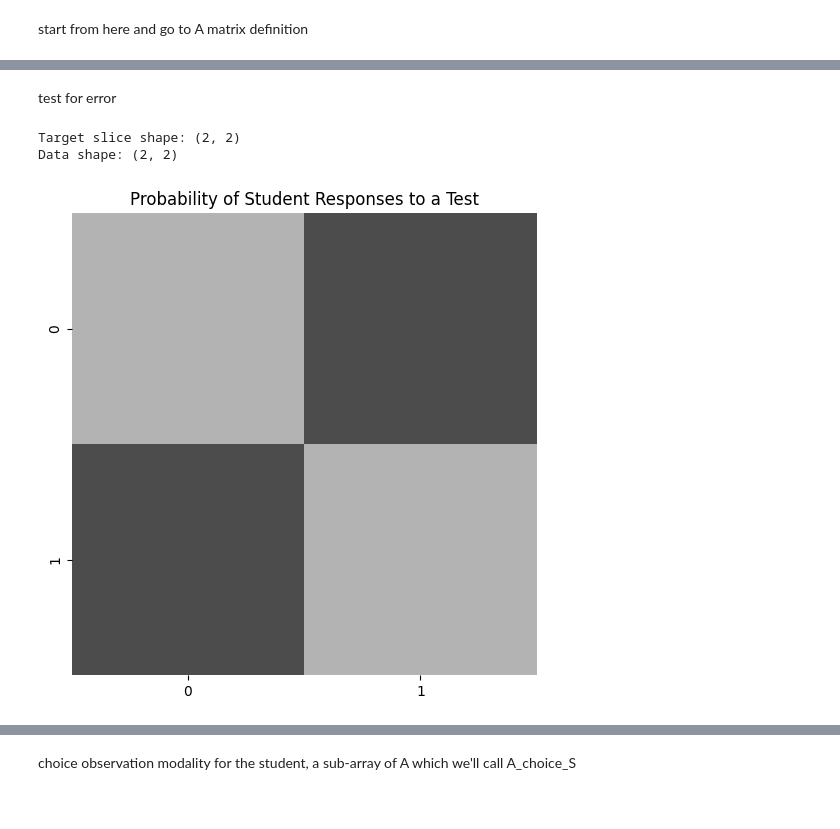
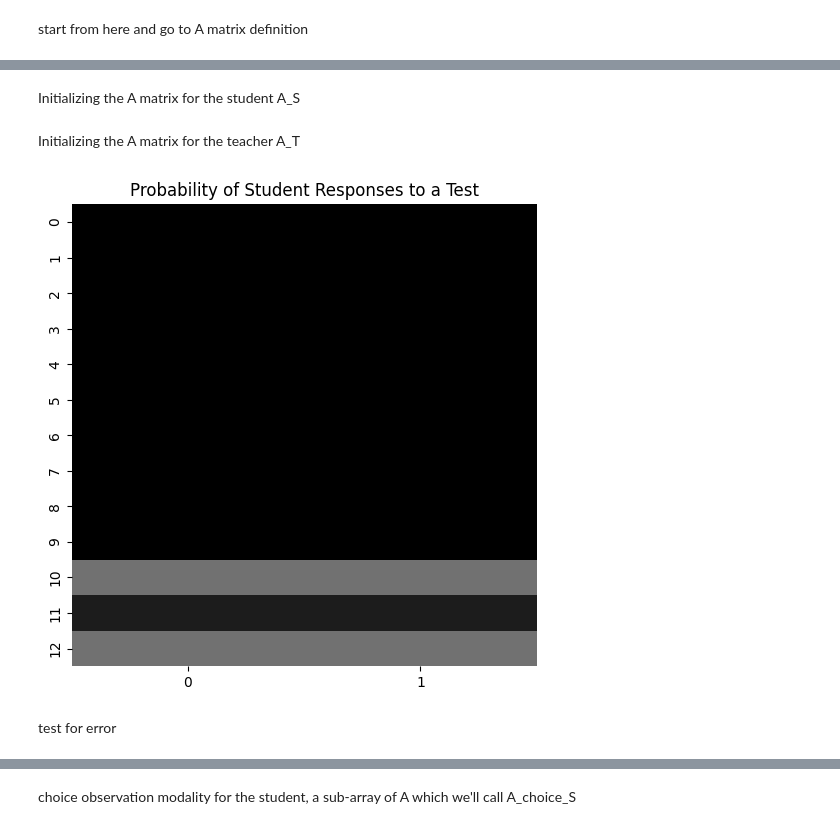
Before and after one commit to FrancescoBalzan/pymdp, a Jupyter notebook: Teaching_to_Teach.ipynb, the cells around one changed output, grey strips where cells are left out. Cells and saved outputs as stored; diff of their text form; code cells hidden in the pictures.

```diff
--- a/Teaching_to_Teach.ipynb
+++ b/Teaching_to_Teach.ipynb
@@ -157,3 +106,31 @@ num_modalities_S = len(num_obs_S)
+# %%
+# Professor Agent Hidden State Factors and Observations
+context_names_T = ['Concept Learnt', 'Concept not learnt']
+choice_names_T = ['Exercise', 'Hint Parameter', 'Evaluation']
+
+# Number of states remains unchanged for the Professor
+num_states_T = [len(context_names_T), len(choice_names_T)]
+num_factors_T = len(num_states_T)
+
+# Professor Agent Control Factors
+context_action_names_T = ['Do-nothing']
+choice_action_names_T = ['Provide exercise on Gravity','Respond Yes', 'Respond No','Evaluate Exercise']
+
+
+# Update number of controls to accommodate the new hint actions
+num_controls_T = [len(context_action_names_T), len(choice_action_names_T)]
+
+# Professor Agent Observations
+inquiry_obs_names_T = ['Height', 'Weight', 'Distance', 'Mass', 'G', 'Radius', 'Volume', 'Density']
+ex_obs_names_T = ['Correct', 'Incorrect']
+test_obs_names_T = ['Passed', 'Not passed', 'No Attempt']
+
+relevant_parameters = ['Inquire about Mass', 'Inquire about G', 'Inquire about Radius']
+
+
+# Update number of observations to incorporate the student's potential requests and the outcomes of tests
+num_obs_T = [len(inquiry_obs_names_T), len(ex_obs_names_T), len(test_obs_names_T)]
+num_modalities_T = len(num_obs_T)
 # %% [markdown]
 start from here and go to A matrix definition
 # %%
@@ -215,0 +199,2 @@ A[1] = A_student  # Update the student's observation model
+# %% [markdown]
+Initializing the A matrix for the student A_S
@@ -215,0 +245,2 @@ A[1] = A_student  # Update the student's observation model
+# %% [markdown]
+Initializing the A matrix for the teacher A_T
@@ -216,16 +293,9 @@ A[1] = A_student  # Update the student's observation model
+# %%
+plot_likelihood(A_T[:, :, 0], title_str="Probability of Student Responses to a Test")
+# %% [output]
+[figure, added]
 # %% [markdown]
 test for error
-# %%
-# Example debug print statement before an assignment
-print("Target slice shape:", A_teacher[:, :, choice_id].shape)
-print("Data shape:", np.array([[p_correct, p_incorrect], [p_incorrect, p_correct]]).shape)
-# %% [output]
-Target slice shape: (2, 2)
-Data shape: (2, 2)
-# %%
-plot_likelihood(A_teacher[:, :, 0], title_str="Probability of Student Responses to a Test")
-# %% [output]
-[figure, removed]
 # %%
 # Here we are plotting the probabilities for the 'Test' action (choice_id 0)
 sns.heatmap(A_teacher[:, :, 0], annot=True, cmap='Blues', cbar=True)
```
Also changed, not shown: parts of 25 cells of this notebook.
